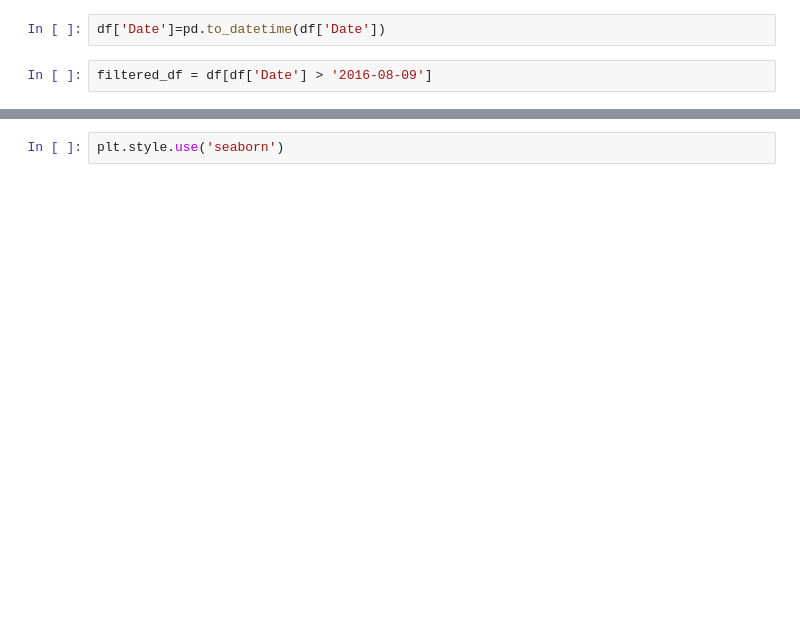
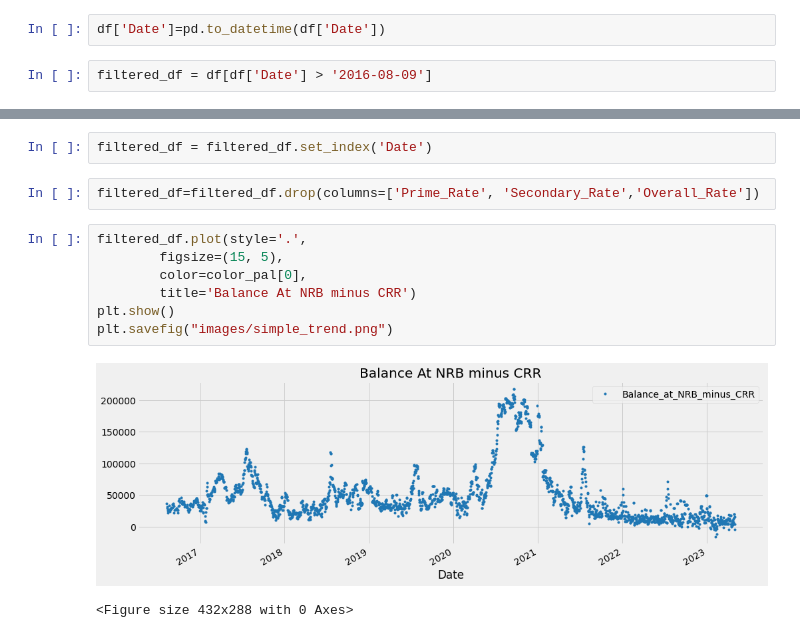
Before and after one commit to DipeshPoudel/MDS-658-Economic-Analysis, a Jupyter notebook: Analysis/LiquidityAnalysis.ipynb, the cells around one changed output, grey strips where cells are left out. Drawn from its saved outputs; the diff is of its cells as text; blank space fills up the shorter version.

```diff
--- a/Analysis/LiquidityAnalysis.ipynb
+++ b/Analysis/LiquidityAnalysis.ipynb
@@ -76,2 +91,14 @@ plt.plot_date(filtered_df['Date'],filtered_df['Balance_at_NRB_minus_CRR'])
-# %%
-plt.style.use('seaborn')
+# %%
+filtered_df = filtered_df.set_index('Date')
+# %%
+filtered_df=filtered_df.drop(columns=['Prime_Rate', 'Secondary_Rate','Overall_Rate'])
+# %%
+filtered_df.plot(style='.',
+        figsize=(15, 5),
+        color=color_pal[0],
+        title='Balance At NRB minus CRR')
+plt.show()
+plt.savefig("images/simple_trend.png")
+# %% [output]
+[figure, added]
+<Figure size 432x288 with 0 Axes>
```
Also changed, not shown: parts of 26 cells of this notebook, 10 other files.
